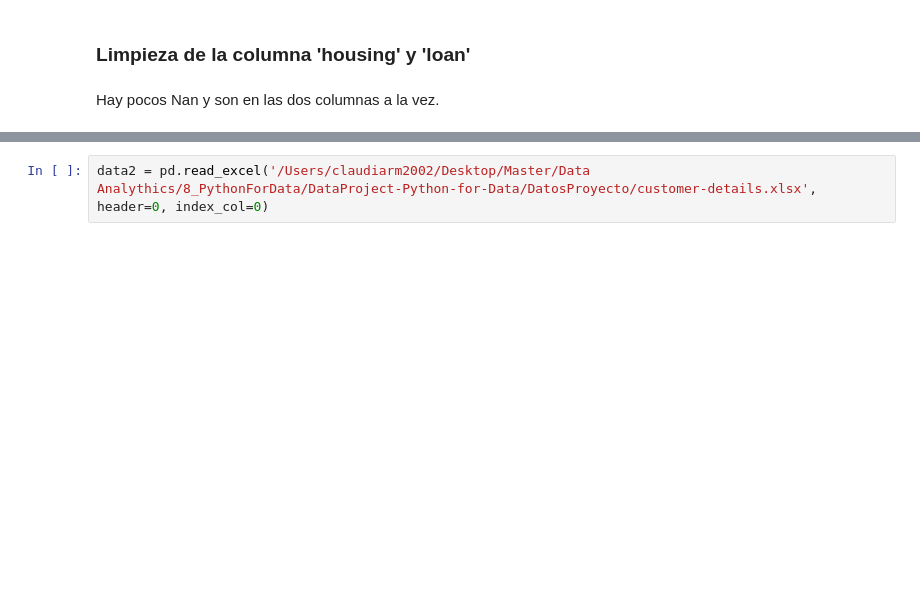
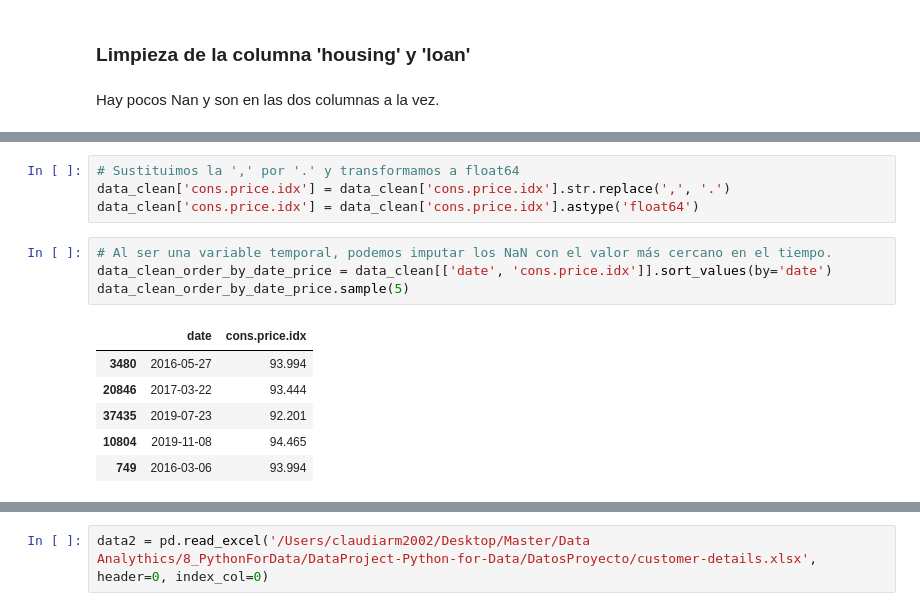
Before and after one commit to claudiarm2002/DataProject-Python-for-Data, a Jupyter notebook: DataProject_PythonForData.ipynb, the cells around one changed output, grey strips where cells are left out. Saved outputs shown, nothing was run; the diff lists cells and outputs as text; blank space fills up the shorter version.

```diff
--- a/DataProject_PythonForData.ipynb
+++ b/DataProject_PythonForData.ipynb
@@ -366,0 +547,15 @@ Hay pocos Nan y son en las dos columnas a la vez.
+# %%
+# Sustituimos la ',' por '.' y transformamos a float64
+data_clean['cons.price.idx'] = data_clean['cons.price.idx'].str.replace(',', '.')
+data_clean['cons.price.idx'] = data_clean['cons.price.idx'].astype('float64')
+# %%
+# Al ser una variable temporal, podemos imputar los NaN con el valor más cercano en el tiempo.
+data_clean_order_by_date_price = data_clean[['date', 'cons.price.idx']].sort_values(by='date')
+data_clean_order_by_date_price.sample(5)
+# %% [output]
+|  | date | cons.price.idx |
+| 3480 | 2016-05-27 | 93.994 |
+| 20846 | 2017-03-22 | 93.444 |
+| 37435 | 2019-07-23 | 92.201 |
+| 10804 | 2019-11-08 | 94.465 |
+| 749 | 2016-03-06 | 93.994 |
```
Also changed, not shown: parts of 43 cells of this notebook, 1 other file.
